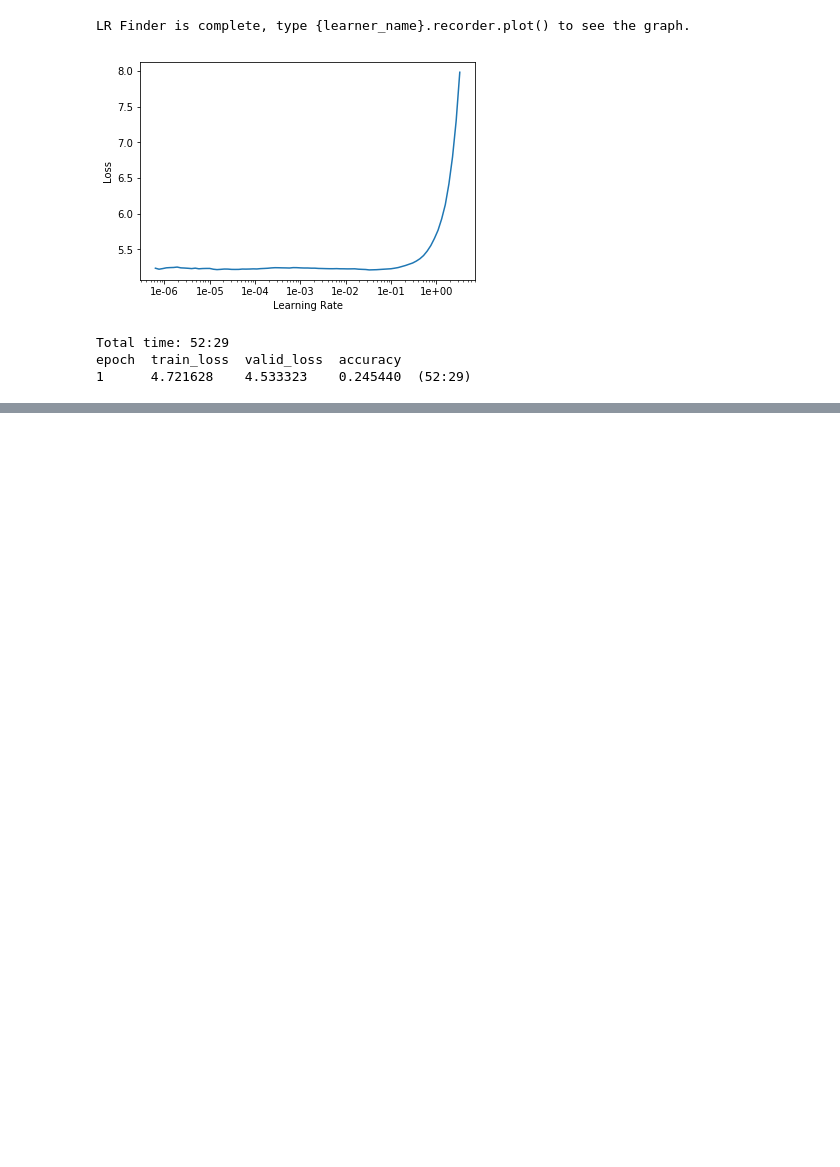
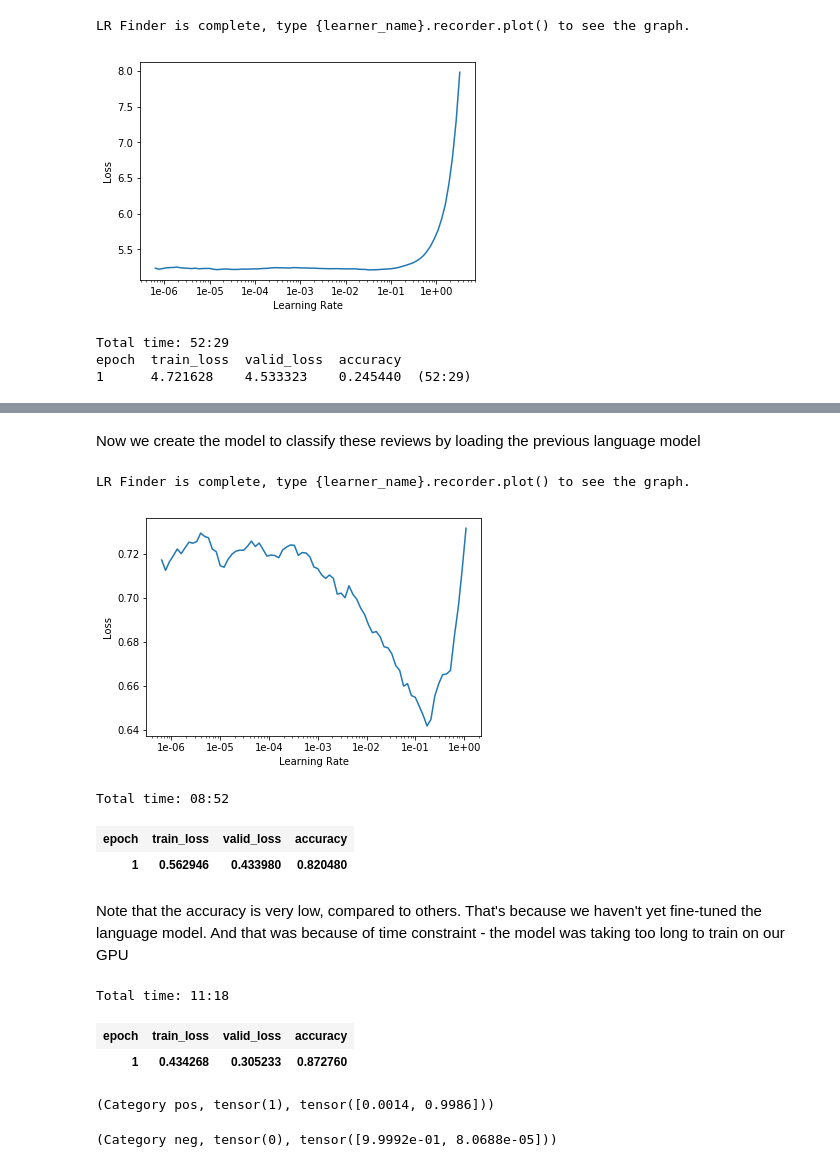
Before and after one commit to thelazyoxymoron/fastai-live-course, a Jupyter notebook: Lesson-3-imdb-experiments.ipynb, the cells around one changed output, grey strips where cells are left out. Cells and saved outputs as stored; diff of their text form; code cells hidden in the pictures; blank space fills up the shorter version.

```diff
--- a/Lesson-3-imdb-experiments.ipynb
+++ b/Lesson-3-imdb-experiments.ipynb
@@ -154,0 +206,2 @@ learn.save('fit_head')
+# %%
+data_class = TextDataBunch.load(path, 'tmp_class', bs = bs)
@@ -154,0 +217,22 @@ learn.save('fit_head')
+# %% [markdown]
+Now we create the model to classify these reviews by loading the previous language model
+# %%
+learn = text_classifier_learner(data_class, drop_mult=0.5)
+learn.load_encoder('fit_head_enc')
+learn.freeze()
+# %%
+learn.lr_find()
+# %% [output]
+LR Finder is complete, type {learner_name}.recorder.plot() to see the graph.
+# %%
+learn.recorder.plot()
+# %% [output]
+[figure, added]
+# %%
+learn.fit_one_cycle(1, 2e-2, moms = (0.8, 0.7))
+# %% [output]
+Total time: 08:52
+| epoch | train_loss | valid_loss | accuracy |
+| 1 | 0.562946 | 0.433980 | 0.820480 |
+# %% [markdown]
+Note that the accuracy is very low, compared to others. That's because we haven't yet fine-tuned the language model. And that was because of time constraint - the model was taking too long to train on our GPU
@@ -154,0 +243,7 @@ learn.save('fit_head')
+# %%
+learn.freeze_to(-2)
+learn.fit_one_cycle(1, slice(1e-2/(2.6**4), 1e-2), moms = (0.8,0.7))
+# %% [output]
+Total time: 11:18
+| epoch | train_loss | valid_loss | accuracy |
+| 1 | 0.434268 | 0.305233 | 0.872760 |
@@ -154,0 +252,8 @@ learn.save('fit_head')
+# %%
+learn.predict("I really loved that move. It was awesome!")
+# %% [output]
+(Category pos, tensor(1), tensor([0.0014, 0.9986]))
+# %%
+learn.predict("This movie was so bad, that it was actually good")
+# %% [output]
+(Category neg, tensor(0), tensor([9.9992e-01, 8.0688e-05]))
```
Also changed, not shown: parts of 18 cells of this notebook.
